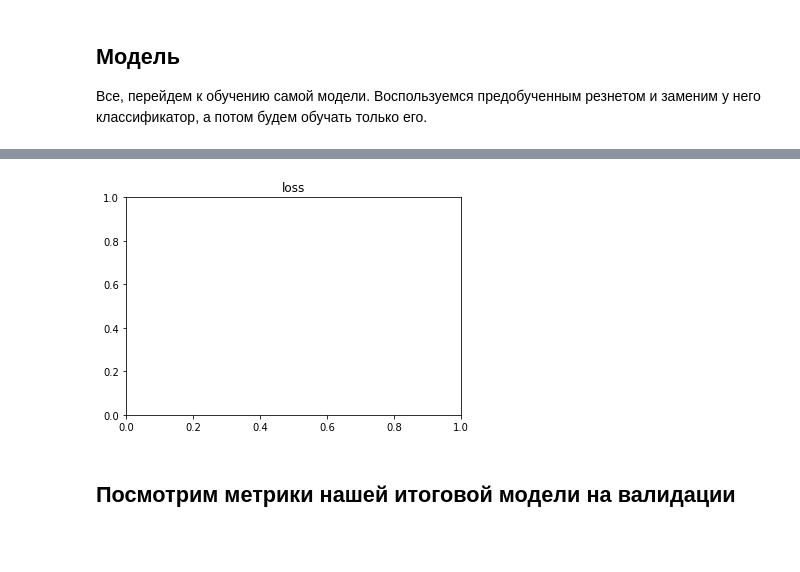
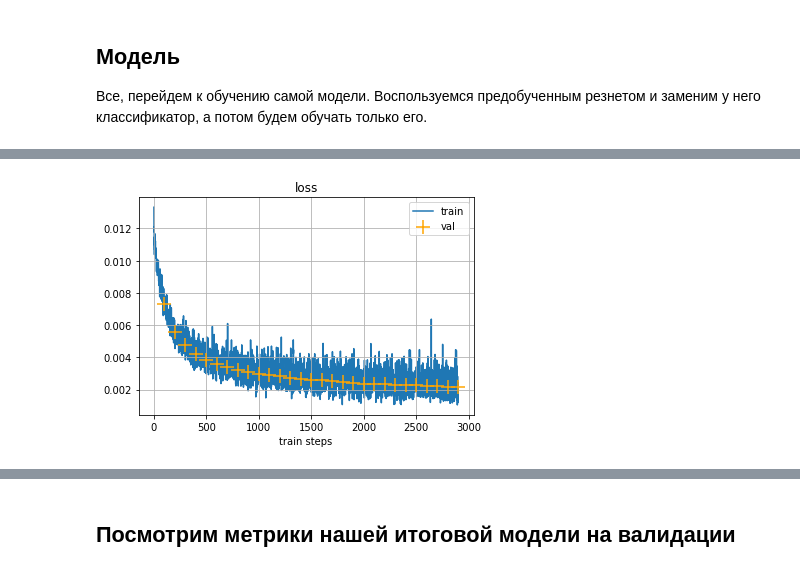
Before and after one commit to suvorovars/DeepFakes, a Jupyter notebook: DeepFakes.ipynb, the cells around one changed output, grey strips where cells are left out. Cells and saved outputs as stored; diff of their text form; code cells hidden in the pictures; blank space fills up the shorter version.

```diff
--- a/DeepFakes.ipynb
+++ b/DeepFakes.ipynb
@@ -121,6 +112,6 @@ train_loader = torch.utils.data.DataLoader(dataset=train_dataset,
 
 valid_loader = torch.utils.data.DataLoader(dataset=valid_dataset,
                                            batch_size=64,
-                                           shuffle=True,
+                                           # shuffle=True,
                                            pin_memory=True,
                                            num_workers=2)
@@ -127,14 +120,12 @@ valid_loader = torch.utils.data.DataLoader(dataset=valid_dataset,
 # %% [markdown]
 ## Вспомогательные функции
 # %%
-#вот эта функция не работает
-
 def plot_history(train_history, val_history, title='loss'):
     plt.figure()
     plt.title('{}'.format(title))
     plt.plot(train_history, label='train', zorder=1)
 
-    points = val_history.cpu().numpy()
+    points = np.array(val_history)
     steps = list(range(0, len(train_history) + 1, int(len(train_history) / len(val_history))))[1:]
 
     plt.scatter(steps, val_history, marker='+', s=180, c='orange', label='val', zorder=2)
@@ -172,13 +163,13 @@ def train(model, criterion, optimizer, train_dataloader, test_dataloader, NUM_EP
 
             train_loss += loss.item()
             train_size += y_pred.size(0)
-            train_loss_log.append(loss.data / y_pred.size(0))
+            train_loss_log.append(float(loss.data / y_pred.size(0)))
 
             train_pred += (y_pred.argmax(1) == labels).sum()
 
             optimizer.step()
 
-        train_acc_log.append(train_pred / train_size)
+        train_acc_log.append(float(train_pred / train_size))
 
         val_loss = 0.
         val_size = 0
@@ -205,7 +196,6 @@ def train(model, criterion, optimizer, train_dataloader, test_dataloader, NUM_EP
         val_acc_log.append(val_pred / val_size)
 
         clear_output()
-
         plot_history(train_loss_log, val_loss_log, 'loss')
 
         print('Train loss:', (train_loss / train_size)*100)
@@ -221,7 +211,6 @@ def train(model, criterion, optimizer, train_dataloader, test_dataloader, NUM_EP
 # Подргружаем модель
 model = models.resnet18(pretrained=True)
 model.fc = nn.Linear(512, 2)
+
 model = model.cuda()
 criterion = torch.nn.CrossEntropyLoss()
-if os.exists('model.pth'):
-  model.load_state_dict()(torch.load('model.pth'))
@@ -232,8 +219,9 @@ optimizer = torch.optim.SGD(model.fc.parameters(), lr=0.001)
 # %%
 train_loss_log, train_acc_log, val_loss_log, val_acc_log = train(model,
                                                                  criterion,
                                                                  optimizer,
                                                                  train_loader,
                                                                  valid_loader,
-                                                                 10)
+                                                                 100)
 # %% [output]
+[figure, new version]
@@ -241,4 +232,3 @@ TypeError: ignored
-[figure, old version]
 # %% [markdown]
 ## Посмотрим метрики нашей итоговой модели на валидации
 # %%
```
Also changed, not shown: parts of 8 cells of this notebook.
